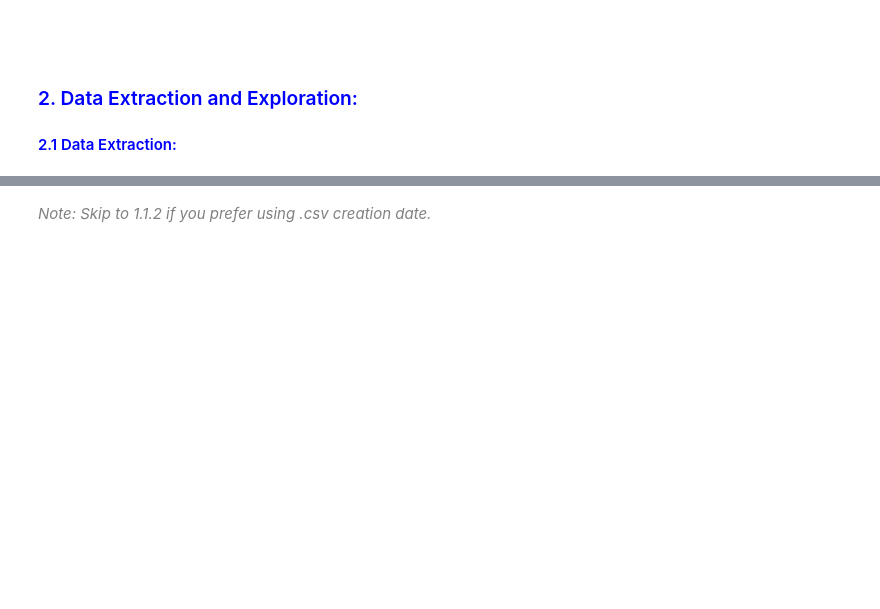
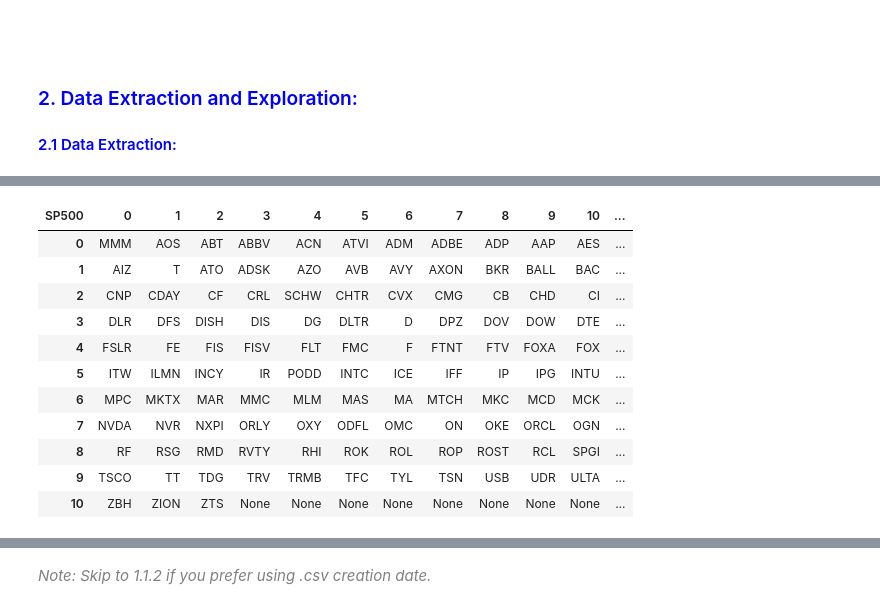
Before and after one commit to EMarquez7/Examen-de-Simulaci-n-2, a Jupyter notebook: SP500-Risk-Optimized-Portfolios-ML.ipynb, the cells around one changed output, grey strips where cells are left out. Cells and saved outputs as stored; diff of their text form; code cells hidden in the pictures; blank space fills up the shorter version.

```diff
--- a/SP500-Risk-Optimized-Portfolios-ML.ipynb
+++ b/SP500-Risk-Optimized-Portfolios-ML.ipynb
@@ -360,0 +343,15 @@ DAX_40
+# %%
+output[0]
+# %% [output]
+| SP500 | 0 | 1 | 2 | 3 | 4 | 5 | 6 | 7 | 8 | 9 | 10 | ... |
+| 0 | MMM | AOS | ABT | ABBV | ACN | ATVI | ADM | ADBE | ADP | AAP | AES | ... |
+| 1 | AIZ | T | ATO | ADSK | AZO | AVB | AVY | AXON | BKR | BALL | BAC | ... |
+| 2 | CNP | CDAY | CF | CRL | SCHW | CHTR | CVX | CMG | CB | CHD | CI | ... |
+| 3 | DLR | DFS | DISH | DIS | DG | DLTR | D | DPZ | DOV | DOW | DTE | ... |
+| 4 | FSLR | FE | FIS | FISV | FLT | FMC | F | FTNT | FTV | FOXA | FOX | ... |
+| 5 | ITW | ILMN | INCY | IR | PODD | INTC | ICE | IFF | IP | IPG | INTU | ... |
+| 6 | MPC | MKTX | MAR | MMC | MLM | MAS | MA | MTCH | MKC | MCD | MCK | ... |
+| 7 | NVDA | NVR | NXPI | ORLY | OXY | ODFL | OMC | ON | OKE | ORCL | OGN | ... |
+| 8 | RF | RSG | RMD | RVTY | RHI | ROK | ROL | ROP | ROST | RCL | SPGI | ... |
+| 9 | TSCO | TT | TDG | TRV | TRMB | TFC | TYL | TSN | USB | UDR | ULTA | ... |
+| 10 | ZBH | ZION | ZTS | None | None | None | None | None | None | None | None | ... |
```
Also changed, not shown: parts of 22 cells of this notebook, 2 other files.
